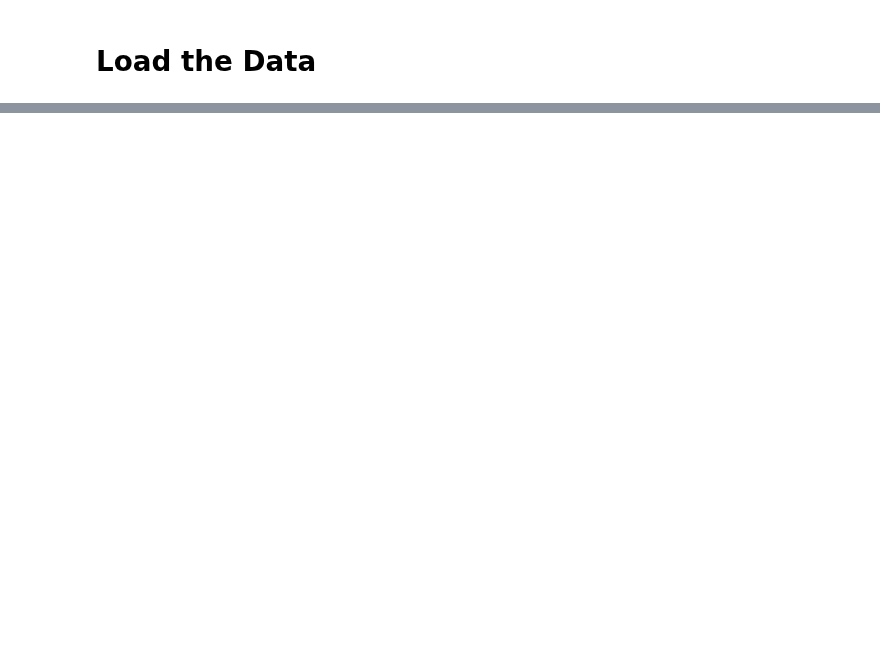
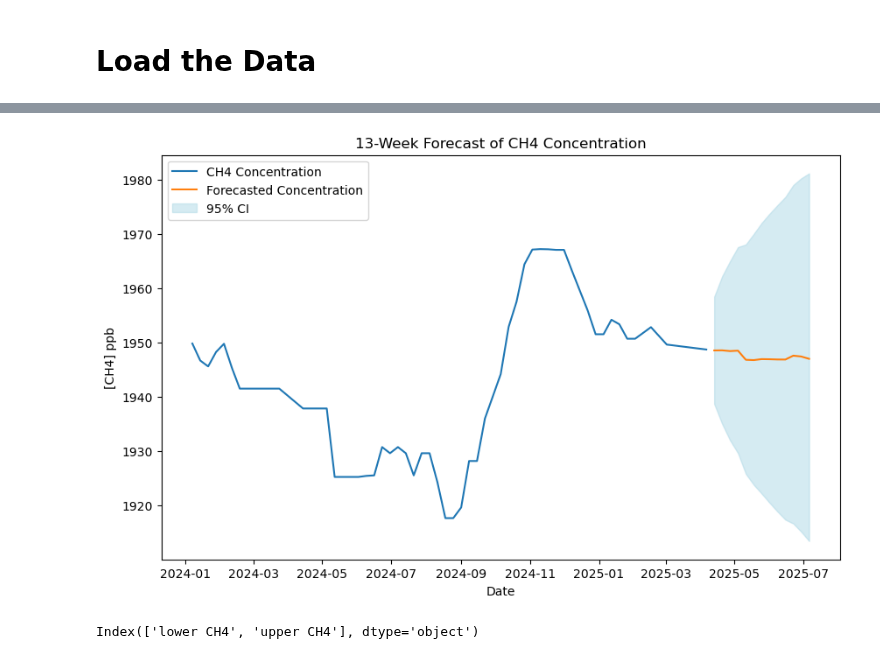
Before and after one commit to apl888/greenhouse-gas-forecasting, a Jupyter notebook: notebooks/6a_ch4_static_forecast.ipynb, the cells around one changed output, grey strips where cells are left out. Saved outputs shown, nothing was run; the diff lists cells and outputs as text; code cells hidden in the pictures; blank space fills up the shorter version.

```diff
--- a/notebooks/6a_ch4_static_forecast.ipynb
+++ b/notebooks/6a_ch4_static_forecast.ipynb
@@ -759,0 +86,19 @@ joblib.dump(CH4_final_model_fit, 'CH4_forecast_model.pkl')
+# %%
+import json
+
+with open('../results/CH4_full_dataset_best_model_config.json', 'r') as f:
+    config = json.load(f)
+# %%
+# Rebuild and re-fit model
+model = SARIMAX(
+    CH4_preprocessed_logged,
+    order=config['order'],
+    seasonal_order=config['seasonal_order'],
+    trend=config.get('trend', 'n'),
+    enforce_stationarity=config.get('enforce_stationarity', False),
+    enforce_invertibility=config.get('enforce_invertibility', False)
+)
+
+CH4_model_results = model.fit(method=config['fit_method'])
+
+print(f"Model re-fitted using data from {config['training_date_range']['start']} to {config['training_date_range']['end']}")
@@ -759,0 +148,28 @@ joblib.dump(CH4_final_model_fit, 'CH4_forecast_model.pkl')
+# %%
+# focus more on the forecast results
+
+cutoff_date = pd.Timestamp('2024-01-01')
+CH4_preprocessed_2024 = CH4_preprocessed[CH4_preprocessed.index >= cutoff_date]
+
+plt.figure(figsize=(10,6))
+plt.plot(CH4_preprocessed_2024.index, CH4_preprocessed_2024, label='CH4 Concentration')
+plt.plot(CH4_forecast_index, CH4_forecast_mean, label='Forecasted Concentration')
+plt.fill_between(
+    CH4_forecast_index,
+    CH4_forecast_conf_int.iloc[:, 0],
+    CH4_forecast_conf_int.iloc[:, 1],
+    color='lightblue',
+    alpha=0.5,
+    label='95% CI'
+)
+plt.title('13-Week Forecast of CH4 Concentration')
+plt.xlabel('Date')
+plt.ylabel('[CH4] ppb')
+plt.legend()
+plt.show()
+# %% [output]
+[figure, added]
+# %%
+print(CH4_forecast_conf_int.columns)
+# %% [output]
+Index(['lower CH4', 'upper CH4'], dtype='object')
```
Also changed, not shown: parts of 67 cells of this notebook, 4 other files.
